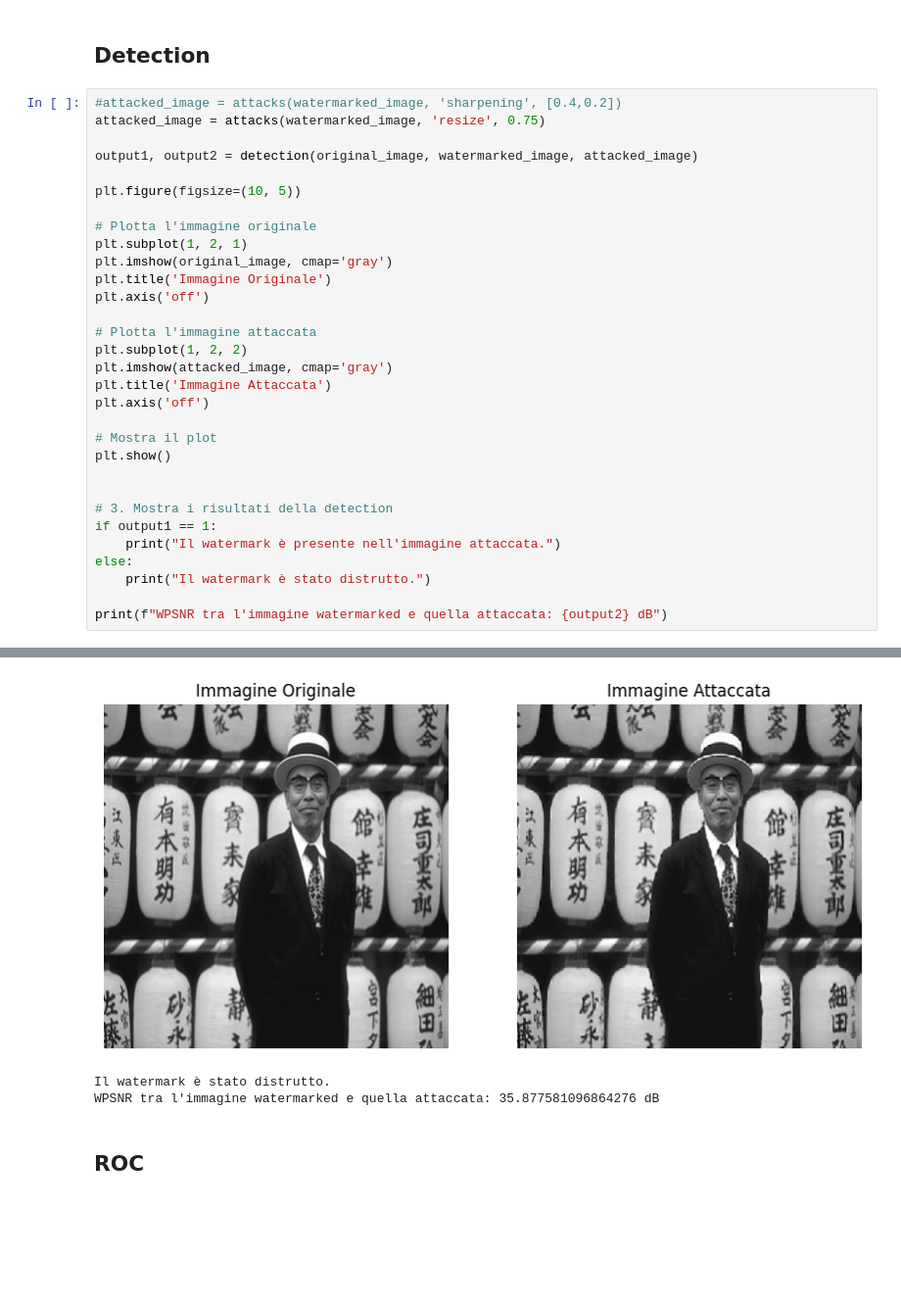
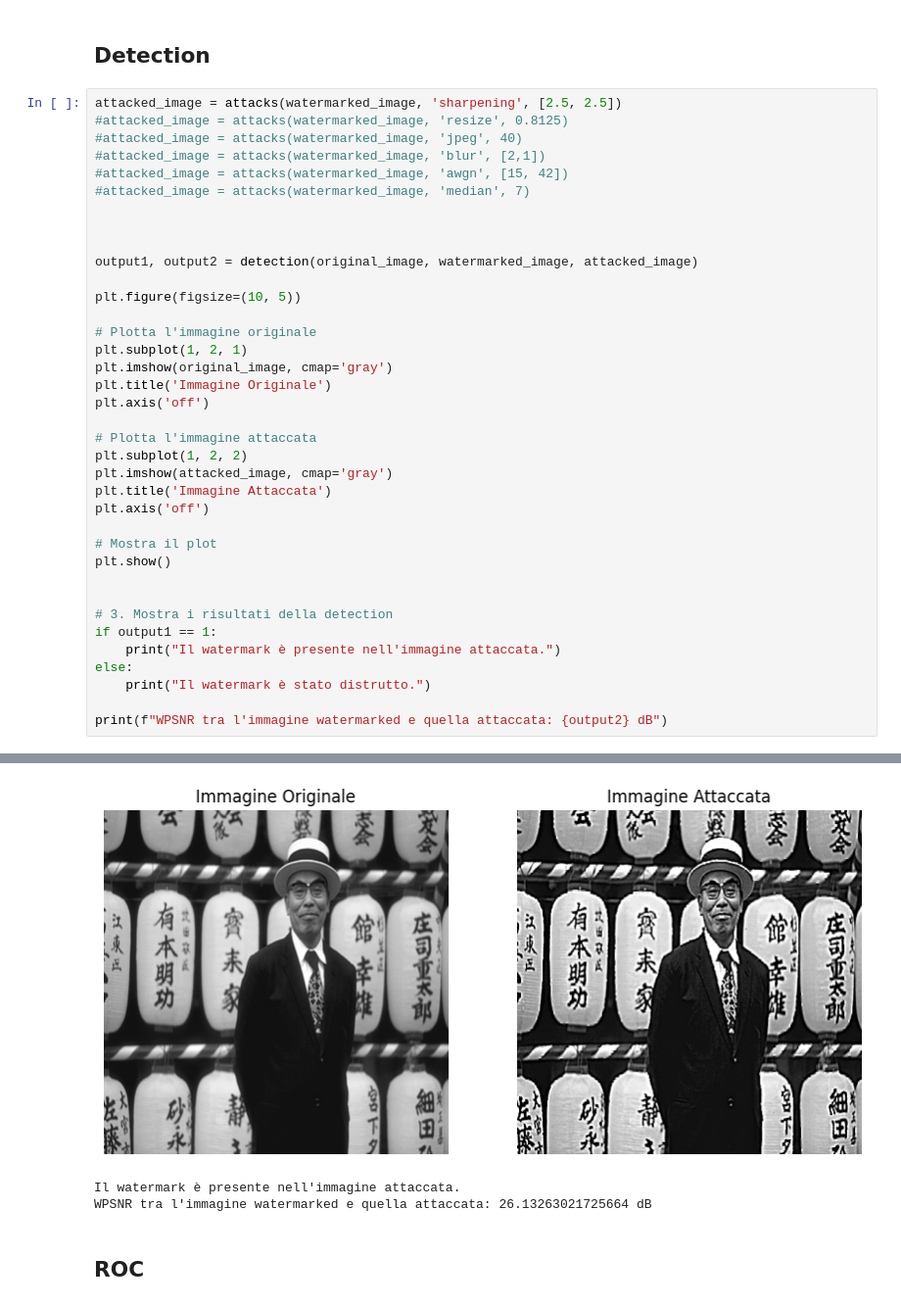
Before and after one commit to EddieVeronese/Multimedia-Data-Security, a Jupyter notebook: demo.ipynb, the cells around one changed output, grey strips where cells are left out. Shown at 98% size. Drawn from its saved outputs; the diff is of its cells as text; blank space fills up the shorter version.

```diff
--- a/demo.ipynb
+++ b/demo.ipynb
@@ -138,8 +138,14 @@ attacked_image = attacks(watermarked_image, 'resize', 0.9)
 # %% [markdown]
 ## Detection
 # %%
-#attacked_image = attacks(watermarked_image, 'sharpening', [0.4,0.2])
-attacked_image = attacks(watermarked_image, 'resize', 0.75)
+attacked_image = attacks(watermarked_image, 'sharpening', [2.5, 2.5])
+#attacked_image = attacks(watermarked_image, 'resize', 0.8125)
+#attacked_image = attacks(watermarked_image, 'jpeg', 40)
+#attacked_image = attacks(watermarked_image, 'blur', [2,1])
+#attacked_image = attacks(watermarked_image, 'awgn', [15, 42])
+#attacked_image = attacks(watermarked_image, 'median', 7)
+
+
 
 output1, output2 = detection(original_image, watermarked_image, attacked_image)
 
@@ -172,6 +198,6 @@ print(f"WPSNR tra l'immagine watermarked e quella attaccata: {output2} dB")
-[figure, old version]
+[figure, new version]
-Il watermark è stato distrutto.
-WPSNR tra l'immagine watermarked e quella attaccata: 35.877581096864276 dB
+Il watermark è presente nell'immagine attaccata.
+WPSNR tra l'immagine watermarked e quella attaccata: 26.13263021725664 dB
 # %% [markdown]
 ## ROC
 # %%
```
Also changed, not shown: parts of 4 cells of this notebook, 4 other files.
